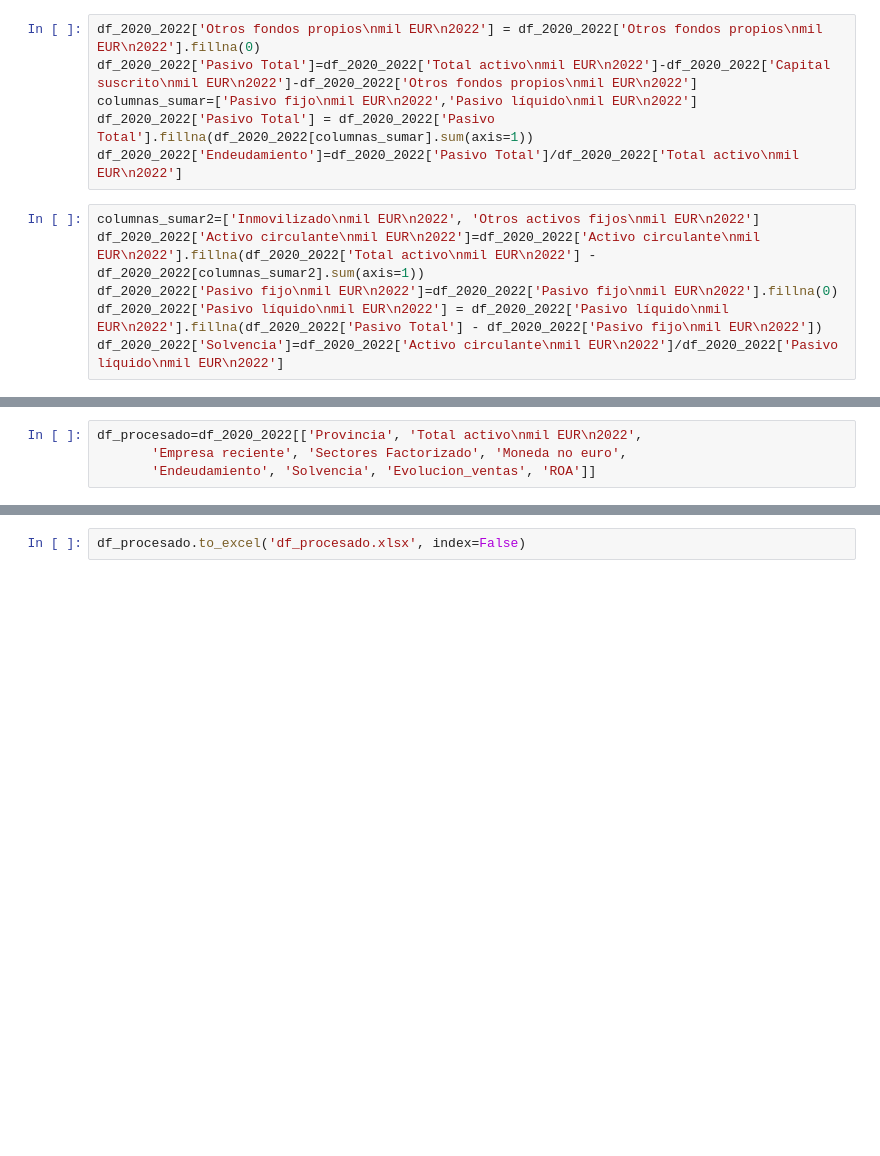
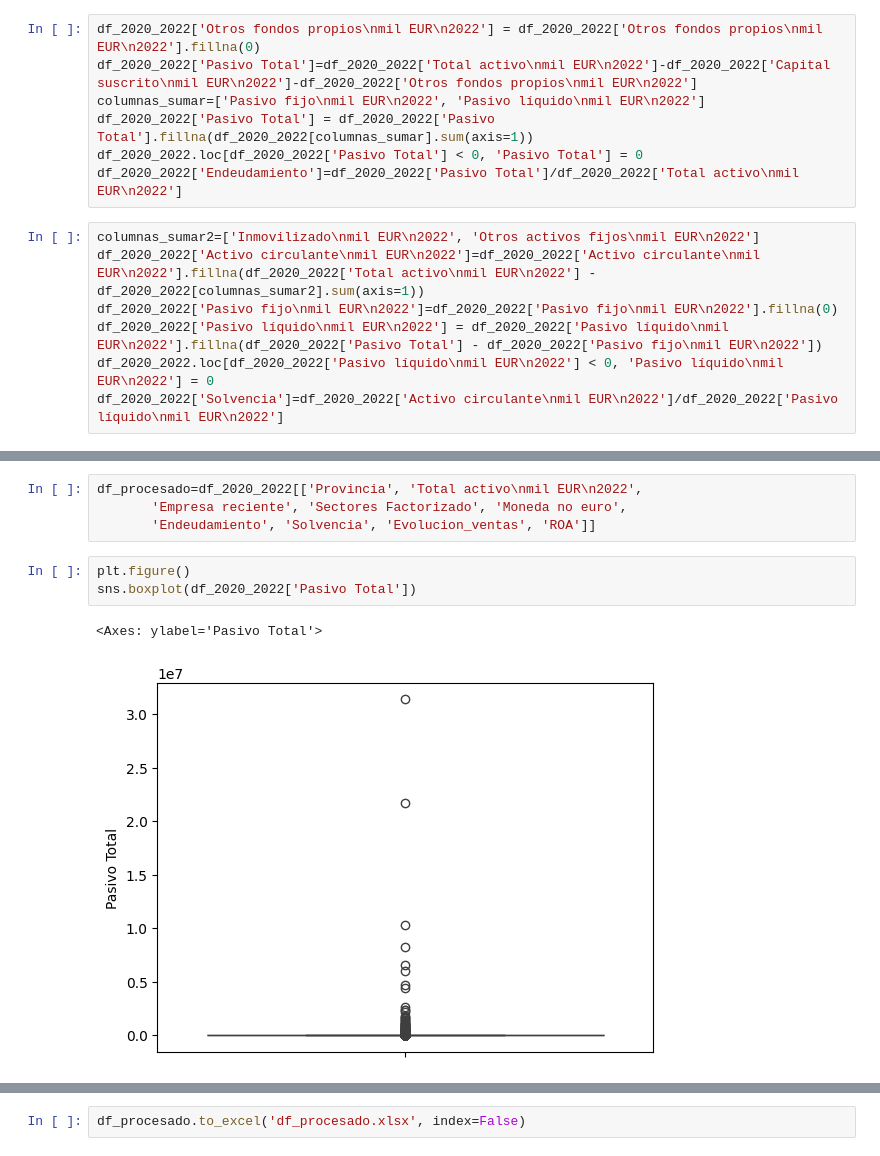
Before and after one commit to Aristondo/Equipo-Naranja, a Jupyter notebook: Reto_Procesamiento.ipynb, the cells around one changed output, grey strips where cells are left out. Saved outputs shown, nothing was run; the diff lists cells and outputs as text; blank space fills up the shorter version.

```diff
--- a/Reto_Procesamiento.ipynb
+++ b/Reto_Procesamiento.ipynb
@@ -579,14 +579,16 @@ df_2020_2022[["Países importación","Países exportación","Moneda no euro"]].h
 # %%
 df_2020_2022['Otros fondos propios\nmil EUR\n2022'] = df_2020_2022['Otros fondos propios\nmil EUR\n2022'].fillna(0)
 df_2020_2022['Pasivo Total']=df_2020_2022['Total activo\nmil EUR\n2022']-df_2020_2022['Capital suscrito\nmil EUR\n2022']-df_2020_2022['Otros fondos propios\nmil EUR\n2022']
-columnas_sumar=['Pasivo fijo\nmil EUR\n2022','Pasivo líquido\nmil EUR\n2022']
+columnas_sumar=['Pasivo fijo\nmil EUR\n2022', 'Pasivo líquido\nmil EUR\n2022']
 df_2020_2022['Pasivo Total'] = df_2020_2022['Pasivo Total'].fillna(df_2020_2022[columnas_sumar].sum(axis=1))
+df_2020_2022.loc[df_2020_2022['Pasivo Total'] < 0, 'Pasivo Total'] = 0
 df_2020_2022['Endeudamiento']=df_2020_2022['Pasivo Total']/df_2020_2022['Total activo\nmil EUR\n2022']
 # %%
 columnas_sumar2=['Inmovilizado\nmil EUR\n2022', 'Otros activos fijos\nmil EUR\n2022']
 df_2020_2022['Activo circulante\nmil EUR\n2022']=df_2020_2022['Activo circulante\nmil EUR\n2022'].fillna(df_2020_2022['Total activo\nmil EUR\n2022'] - df_2020_2022[columnas_sumar2].sum(axis=1))
 df_2020_2022['Pasivo fijo\nmil EUR\n2022']=df_2020_2022['Pasivo fijo\nmil EUR\n2022'].fillna(0)
 df_2020_2022['Pasivo líquido\nmil EUR\n2022'] = df_2020_2022['Pasivo líquido\nmil EUR\n2022'].fillna(df_2020_2022['Pasivo Total'] - df_2020_2022['Pasivo fijo\nmil EUR\n2022'])
+df_2020_2022.loc[df_2020_2022['Pasivo líquido\nmil EUR\n2022'] < 0, 'Pasivo líquido\nmil EUR\n2022'] = 0
 df_2020_2022['Solvencia']=df_2020_2022['Activo circulante\nmil EUR\n2022']/df_2020_2022['Pasivo líquido\nmil EUR\n2022']
 # %%
 df_2020_2022['Evolucion_ventas_total']=df_2020_2022['Ingresos de explotación\nmil EUR\n2022']-df_2020_2022['Ingresos de explotación\nmil EUR\n2020']
@@ -599,6 +601,12 @@ df_2020_2022['ROA']=df_2020_2022['Resultado del Ejercicio\nmil EUR\n2022']/df_20
 df_procesado=df_2020_2022[['Provincia', 'Total activo\nmil EUR\n2022',
        'Empresa reciente', 'Sectores Factorizado', 'Moneda no euro',
        'Endeudamiento', 'Solvencia', 'Evolucion_ventas', 'ROA']]
+# %%
+plt.figure()
+sns.boxplot(df_2020_2022['Pasivo Total'])
+# %% [output]
+<Axes: ylabel='Pasivo Total'>
+[figure, added]
 # %%
 df_procesado.info()
 # %% [output]
```
Also changed, not shown: parts of 3 cells of this notebook, 1 other file.
